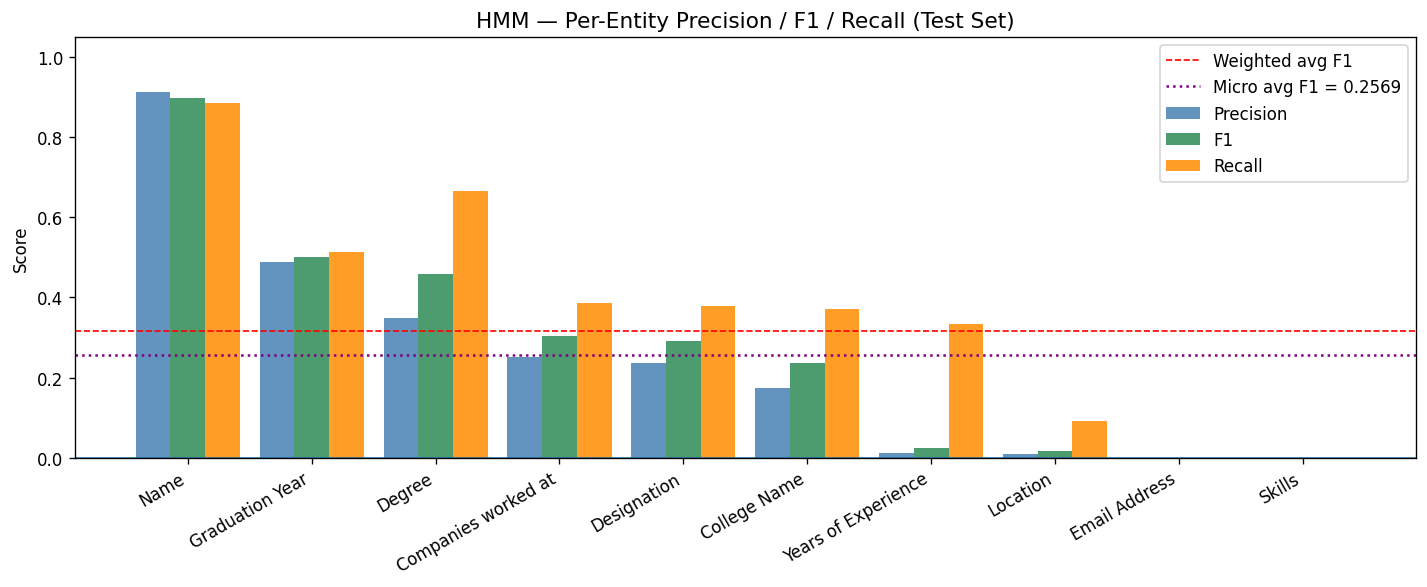
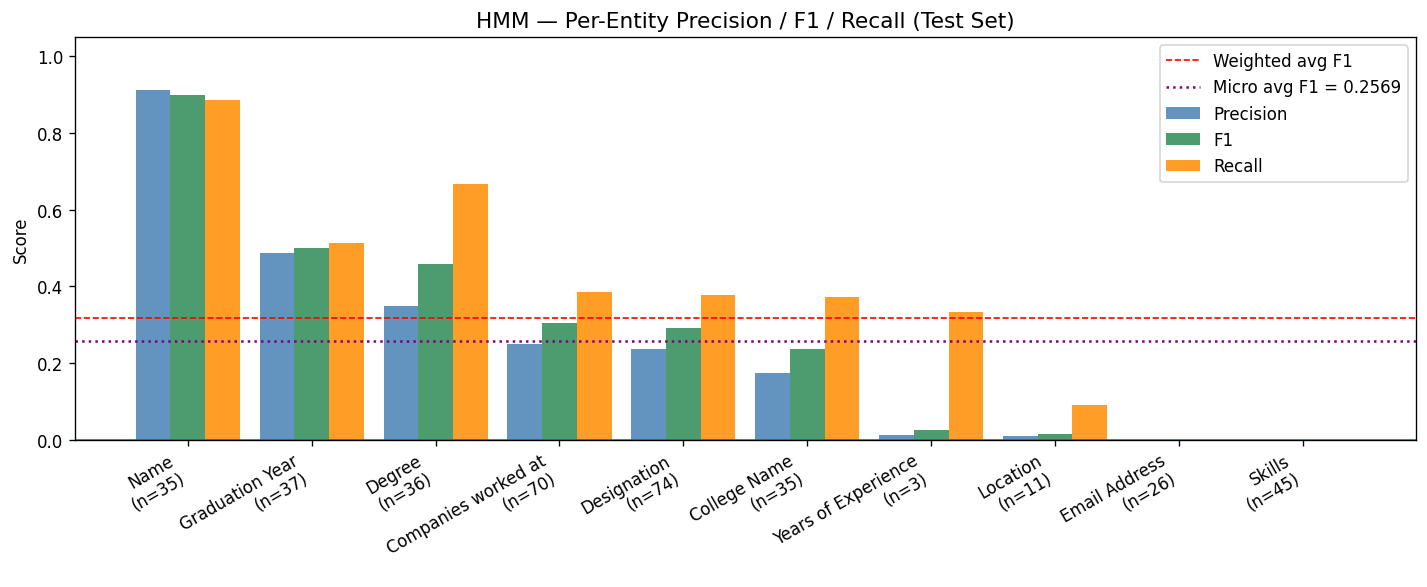
The notebook cell's code change between the first figure and the second:
--- before
+++ after
@@ -11,4 +11,8 @@
 
 labels_sorted = sorted(per_label, key=lambda k: per_label[k]['f1-score'], reverse=True)
+labels_sorted_with_n = [
+    f"{k}\n(n={per_label[k]['support']})" 
+    for k in labels_sorted
+]
 f1_scores = [per_label[k]['f1-score'] for k in labels_sorted]
 precisions = [per_label[k]['precision'] for k in labels_sorted]
@@ -21,5 +25,5 @@
 ax.bar([i + w for i in x], recalls,    width=w, label='Recall', color='darkorange', alpha=0.85)
 ax.set_xticks(list(x))
-ax.set_xticklabels(labels_sorted, rotation=30, ha='right')
+ax.set_xticklabels(labels_sorted_with_n, rotation=30, ha='right')
 ax.set_ylim(0, 1.05)
 ax.set_ylabel("Score")

Commit: edit graph result